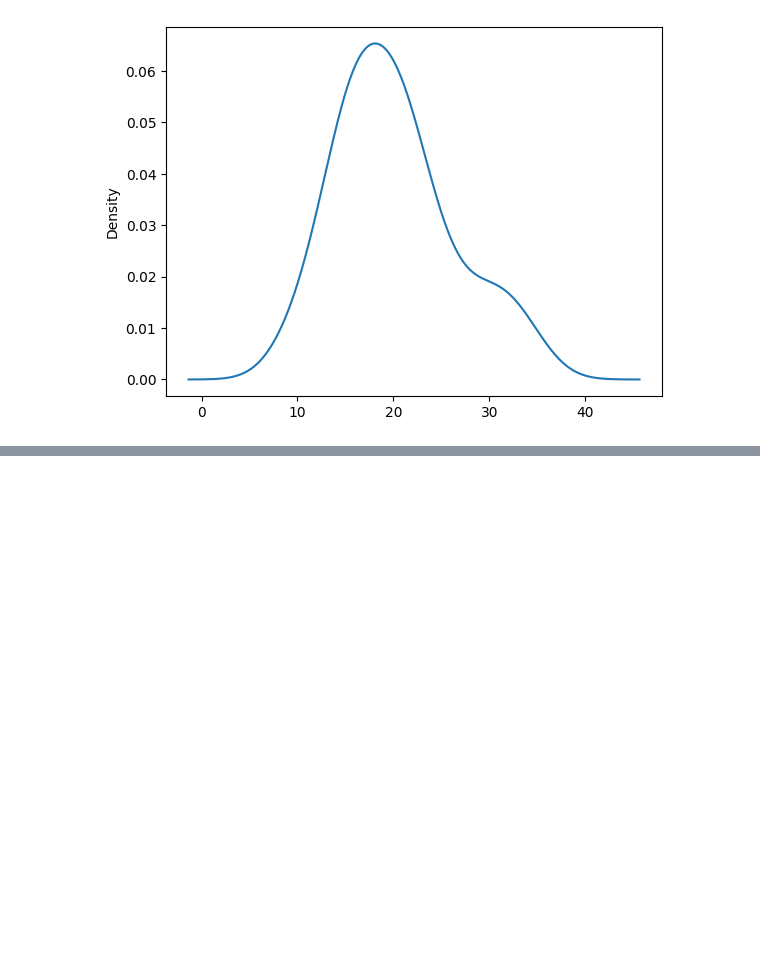
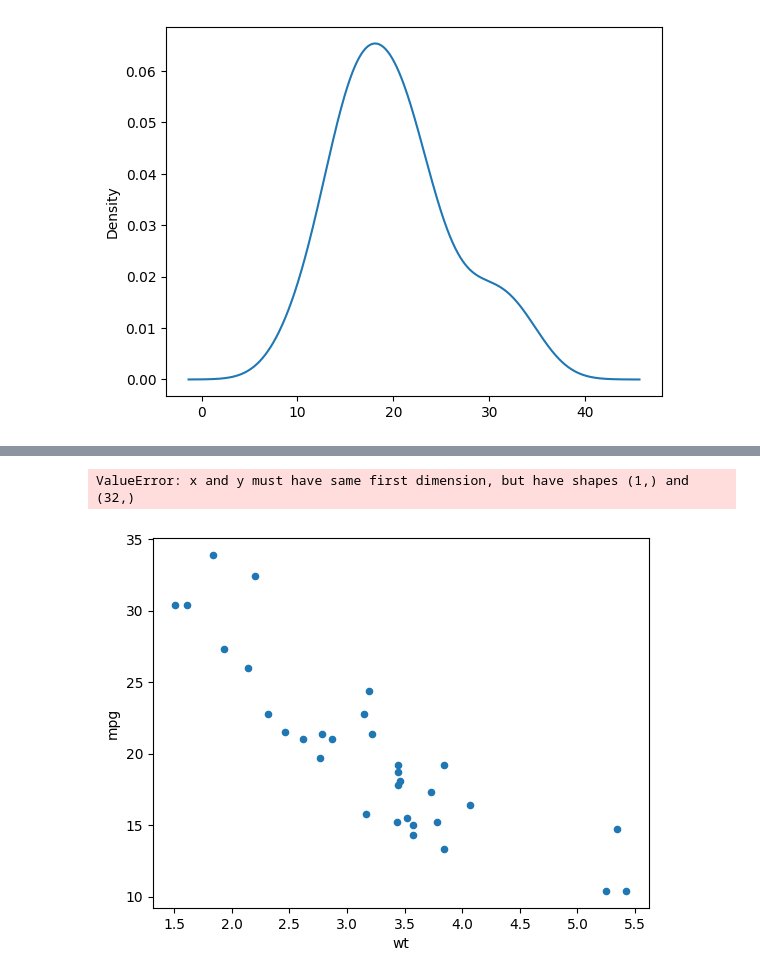
Before and after one commit to Javacream/org.javacream.training.python, a Jupyter notebook: DataAnalysis/motorcars/motorcars.ipynb, the cells around one changed output, grey strips where cells are left out. Cells and saved outputs as stored; diff of their text form; code cells hidden in the pictures; blank space fills up the shorter version.

```diff
--- a/DataAnalysis/motorcars/motorcars.ipynb
+++ b/DataAnalysis/motorcars/motorcars.ipynb
@@ -187,0 +200,5 @@ df['mpg'].plot(kind='density')
+# %%
+regression_model = linear_model.LinearRegression()
+regression_model.fit(X=pd.DataFrame(df['wt']), y = df['mpg'])
+print(f'Achsenabschnitt: {regression_model.intercept_}')
+print(f'Steigung: {regression_model.coef_}')
@@ -187,0 +208,2 @@ df['mpg'].plot(kind='density')
+# %%
+predicted = regression_model.predict(X=pd.DataFrame(df['wt']))
@@ -187,0 +223,6 @@ df['mpg'].plot(kind='density')
+# %%
+df.plot(kind='scatter', x='wt', y='mpg')
+plt.plot(df['wt'].to_numpy, predicted)
+# %% [output]
+ValueError: x and y must have same first dimension, but have shapes (1,) and (32,)
+[figure, added]
```
Also changed, not shown: parts of 6 cells of this notebook.
